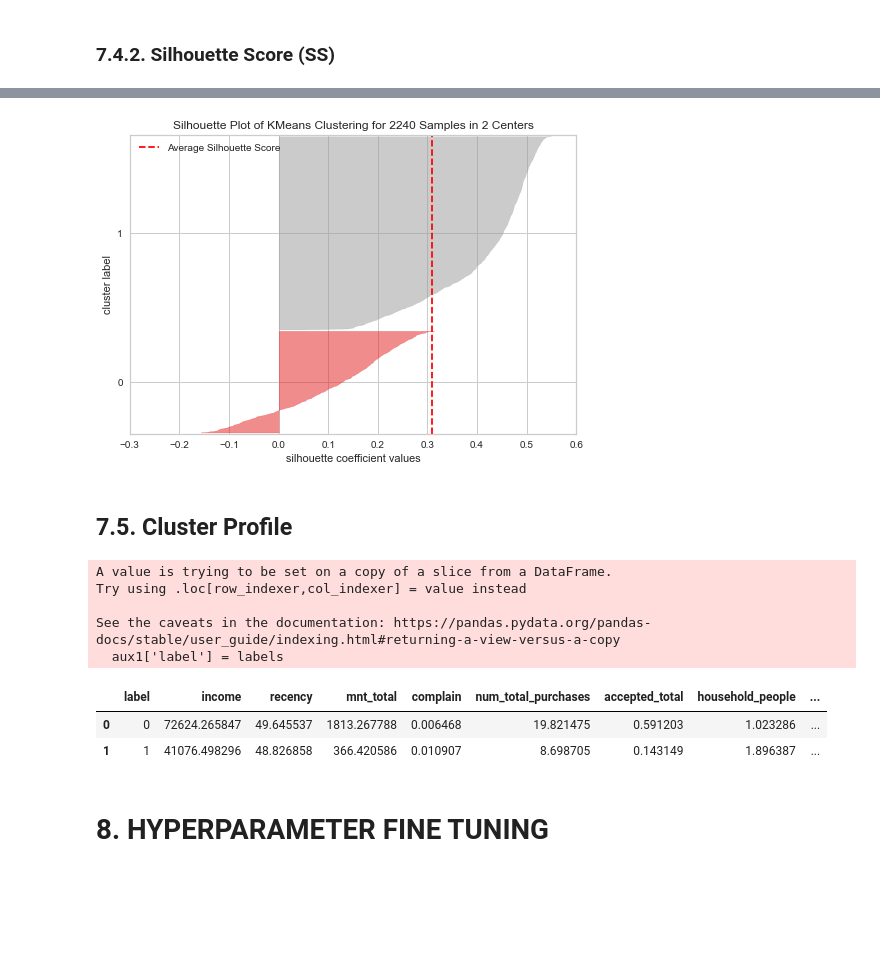
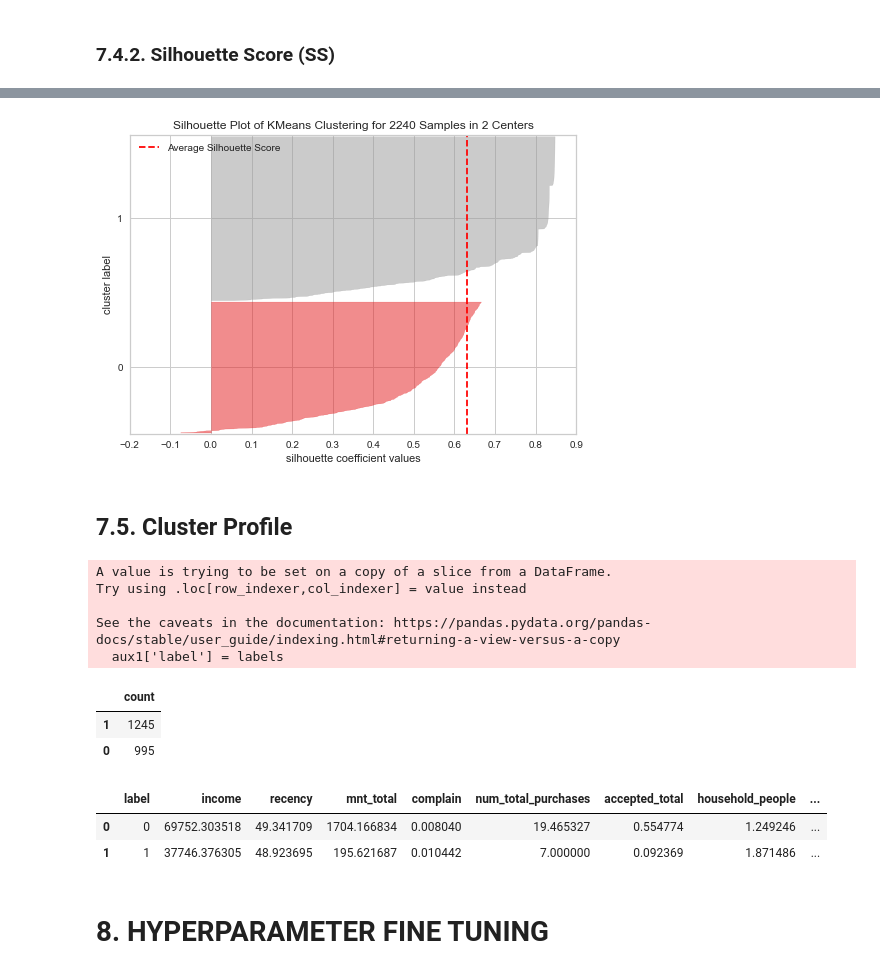
Before and after one commit to alissonlisboa/ifood_marketing_campaign, a Jupyter notebook: ifood_case.ipynb, the cells around one changed output, grey strips where cells are left out. Cells and saved outputs as stored; diff of their text form; code cells hidden in the pictures; blank space fills up the shorter version.

```diff
--- a/ifood_case.ipynb
+++ b/ifood_case.ipynb
@@ -1024,11 +1023,13 @@ aux1.sample()
 # %%
-aux1 = pd.concat([X, y], axis=1)
+cols = ['mnt_total', 'num_total_purchases']
+# aux1 = pd.concat([X[cols], y, axis=1)
+aux1 = X[cols]
 kmeans = KMeans(n_clusters=2, init='k-means++', random_state=42)
 visualizer = SilhouetteVisualizer(kmeans)
 visualizer.fit(aux1)
 visualizer.finalize()
 # %% [output]
-[figure, old version]
+[figure, new version]
 # %% [markdown]
 ## 7.5. Cluster Profile
 # %%
@@ -1036,17 +1037,27 @@ aux1 = df4[cols_selected]
 labels = kmeans.labels_
 
 aux1['label'] = labels
-
-aux1.groupby('label').mean().reset_index()
+aux2 = pd.DataFrame(aux1['label'].value_counts())
+aux2.columns = ['count']
+aux2
 # %% [output]
 A value is trying to be set on a copy of a slice from a DataFrame.
 Try using .loc[row_indexer,col_indexer] = value instead
 
 See the caveats in the documentation: https://pandas.pydata.org/pandas-docs/stable/user_guide/indexing.html#returning-a-view-versus-a-copy
   aux1['label'] = labels
-|  | label | income | recency | mnt_total | complain | num_total_purchases | accepted_total | household_people | ... |
-| 0 | 0 | 72624.265847 | 49.645537 | 1813.267788 | 0.006468 | 19.821475 | 0.591203 | 1.023286 | ... |
-| 1 | 1 | 41076.498296 | 48.826858 | 366.420586 | 0.010907 | 8.698705 | 0.143149 | 1.896387 | ... |
+|  | count |
+| 1 | 1245 |
+| 0 | 995 |
+# %%
+# average values to features
+aux3 = aux1.groupby('label').mean().reset_index()
+aux4 = pd.concat([aux3, aux2], axis=1)
+aux4
+# %% [output]
+|  | label | income | recency | mnt_total | complain | num_total_purchases | accepted_total | household_people | ... |
+| 0 | 0 | 69752.303518 | 49.341709 | 1704.166834 | 0.008040 | 19.465327 | 0.554774 | 1.249246 | ... |
+| 1 | 1 | 37746.376305 | 48.923695 | 195.621687 | 0.010442 | 7.000000 | 0.092369 | 1.871486 | ... |
 # %% [markdown]
 # 8. HYPERPARAMETER FINE TUNING
 # %%
```
Also changed, not shown: parts of 16 cells of this notebook, 2 other files.
